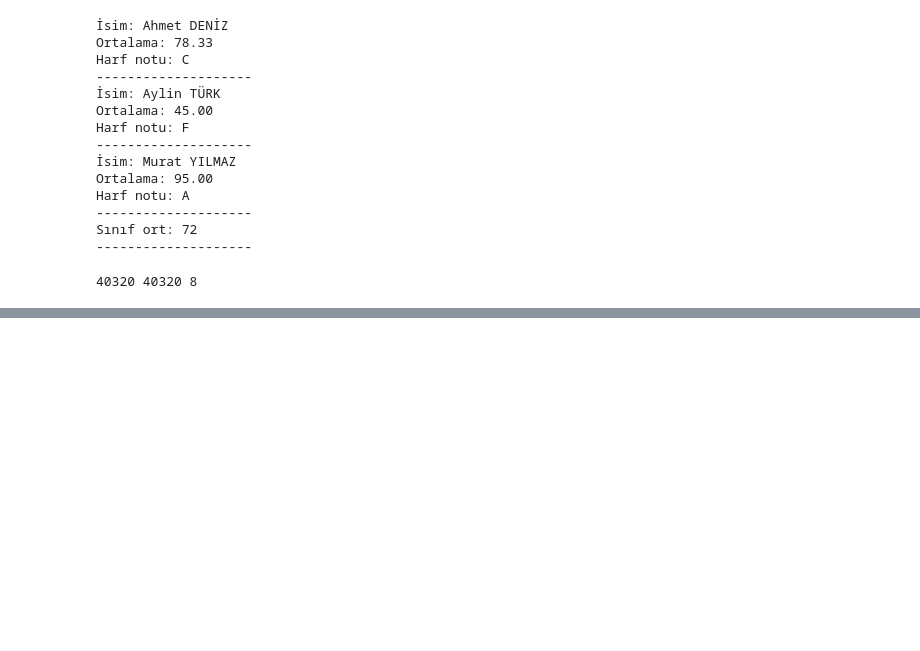
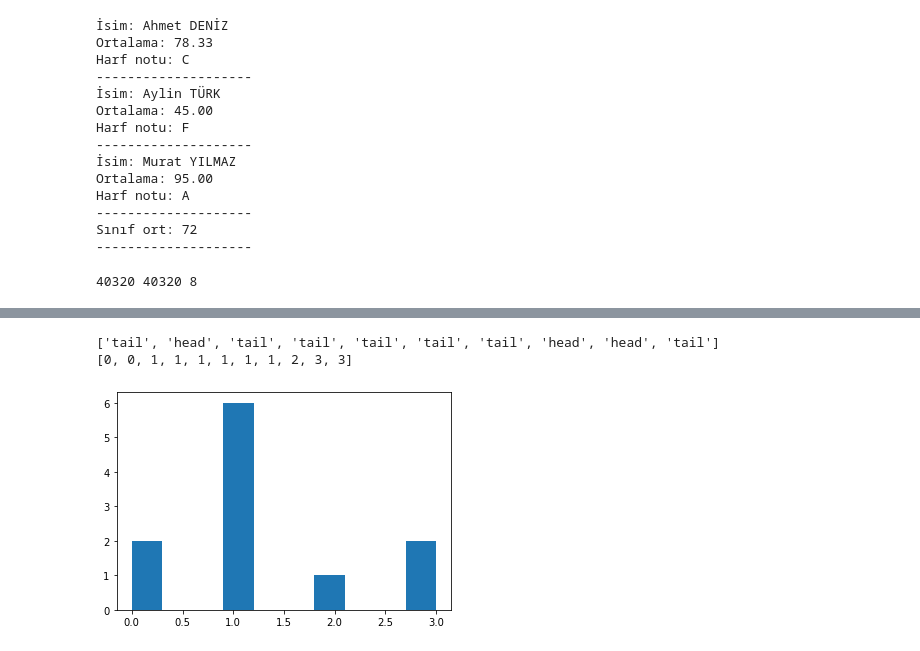
Before and after one commit to tubademir23/ML_Python101, a Jupyter notebook: First.ipynb, the cells around one changed output, grey strips where cells are left out. Drawn from its saved outputs; the diff is of its cells as text; code cells hidden in the pictures; blank space fills up the shorter version.

```diff
--- a/First.ipynb
+++ b/First.ipynb
@@ -161,0 +208,23 @@ print(f"{factorial(a)} {sonuc} {a}")
+# %%
+import numpy as np
+np.random.seed(123)
+tries=[]
+tails=[0]
+for x in range(10):
+    try_=np.random.randint(0,2)
+    if(try_==1):
+        tries.append("head")
+    else  :
+        tries.append("tail")
+    tails.append(tails[x]+try_)
+print(tries)
+print(tails)
+# %% [output]
+['tail', 'head', 'tail', 'tail', 'tail', 'tail', 'tail', 'head', 'head', 'tail']
+[0, 0, 1, 1, 1, 1, 1, 1, 2, 3, 3]
+# %%
+import matplotlib.pyplot as plt
+plt.hist(tails,10)
+plt.show()
+# %% [output]
+[figure, added]
```
Also changed, not shown: parts of 7 cells of this notebook, 1 other file.
